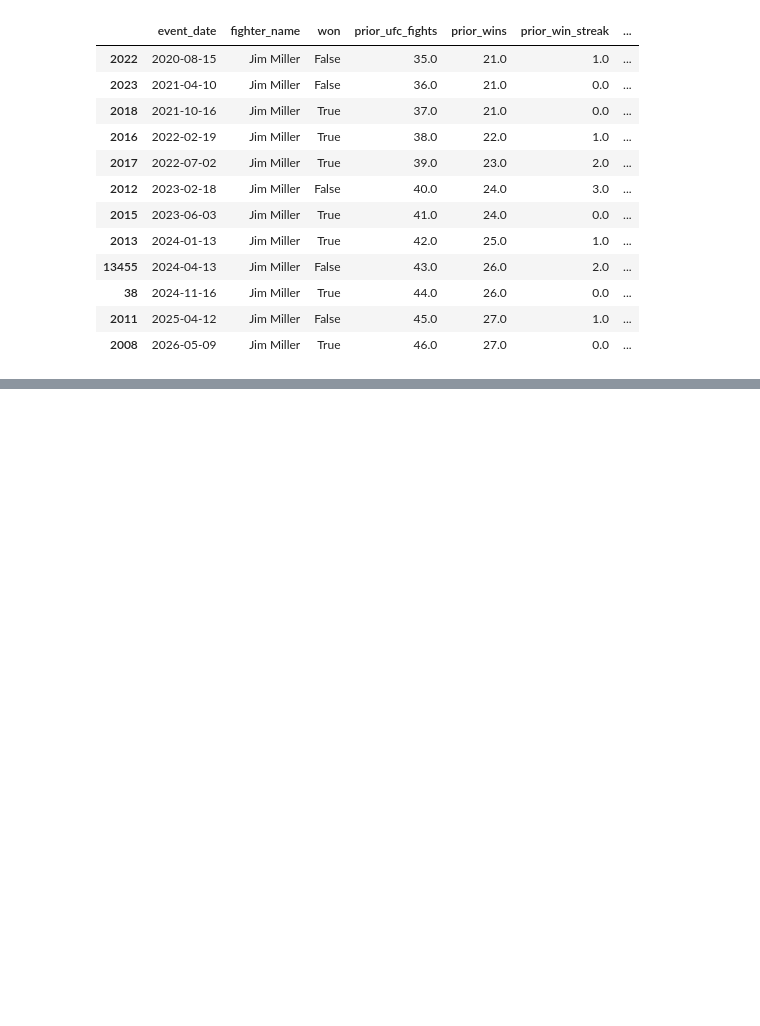
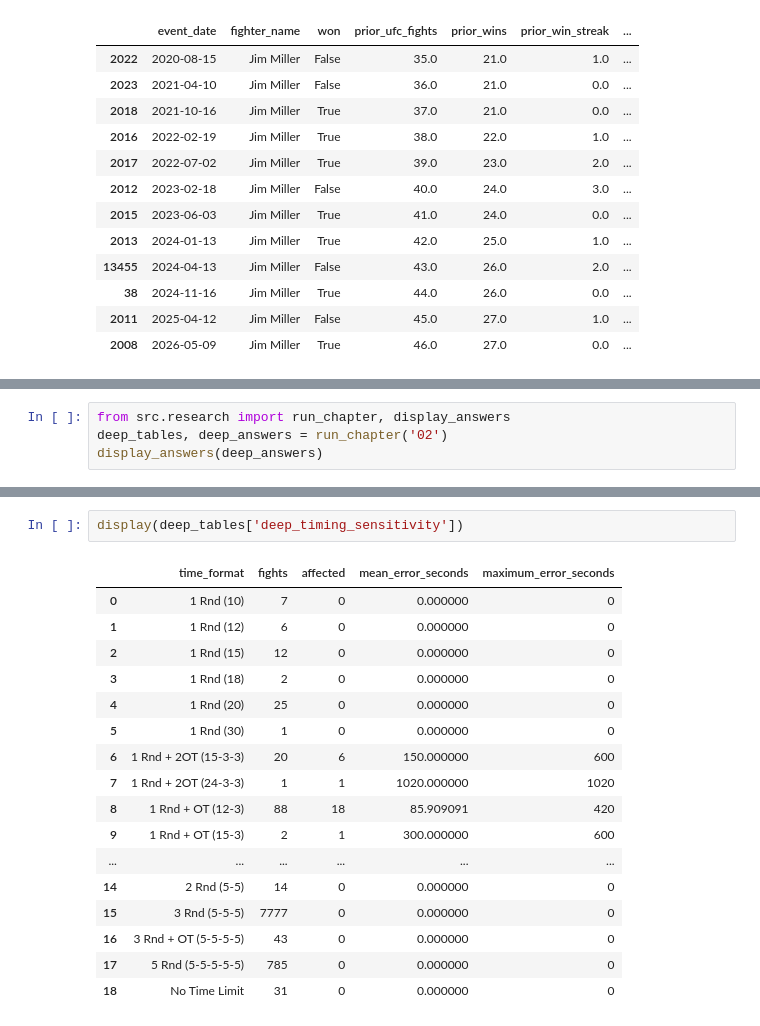
Before and after one commit to DQuanBui/UFC_Fights_Analysis, a Jupyter notebook: notebooks/02_data_cleaning.ipynb, the cells around one changed output, grey strips where cells are left out. Saved outputs shown, nothing was run; the diff lists cells and outputs as text; blank space fills up the shorter version.

Commit message:
feat: explain sensitivity to duration rules and metric denominators

```diff
--- a/notebooks/02_data_cleaning.ipynb
+++ b/notebooks/02_data_cleaning.ipynb
@@ -146,0 +151,4 @@ assert appearances.loc[~appearances.round_stats_complete,'sig_landed'].isna().al
+# %%
+from src.research import run_chapter, display_answers
+deep_tables, deep_answers = run_chapter('02')
+display_answers(deep_answers)
@@ -146,0 +176,20 @@ assert appearances.loc[~appearances.round_stats_complete,'sig_landed'].isna().al
+# %%
+display(deep_tables['deep_timing_sensitivity'])
+# %% [output]
+|  | time_format | fights | affected | mean_error_seconds | maximum_error_seconds |
+| 0 | 1 Rnd (10) | 7 | 0 | 0.000000 | 0 |
+| 1 | 1 Rnd (12) | 6 | 0 | 0.000000 | 0 |
+| 2 | 1 Rnd (15) | 12 | 0 | 0.000000 | 0 |
+| 3 | 1 Rnd (18) | 2 | 0 | 0.000000 | 0 |
+| 4 | 1 Rnd (20) | 25 | 0 | 0.000000 | 0 |
+| 5 | 1 Rnd (30) | 1 | 0 | 0.000000 | 0 |
+| 6 | 1 Rnd + 2OT (15-3-3) | 20 | 6 | 150.000000 | 600 |
+| 7 | 1 Rnd + 2OT (24-3-3) | 1 | 1 | 1020.000000 | 1020 |
+| 8 | 1 Rnd + OT (12-3) | 88 | 18 | 85.909091 | 420 |
+| 9 | 1 Rnd + OT (15-3) | 2 | 1 | 300.000000 | 600 |
+| ... | ... | ... | ... | ... | ... |
+| 14 | 2 Rnd (5-5) | 14 | 0 | 0.000000 | 0 |
+| 15 | 3 Rnd (5-5-5) | 7777 | 0 | 0.000000 | 0 |
+| 16 | 3 Rnd + OT (5-5-5-5) | 43 | 0 | 0.000000 | 0 |
+| 17 | 5 Rnd (5-5-5-5-5) | 785 | 0 | 0.000000 | 0 |
+| 18 | No Time Limit | 31 | 0 | 0.000000 | 0 |
```
Also changed, not shown: parts of 5 cells of this notebook, 7 other files.
